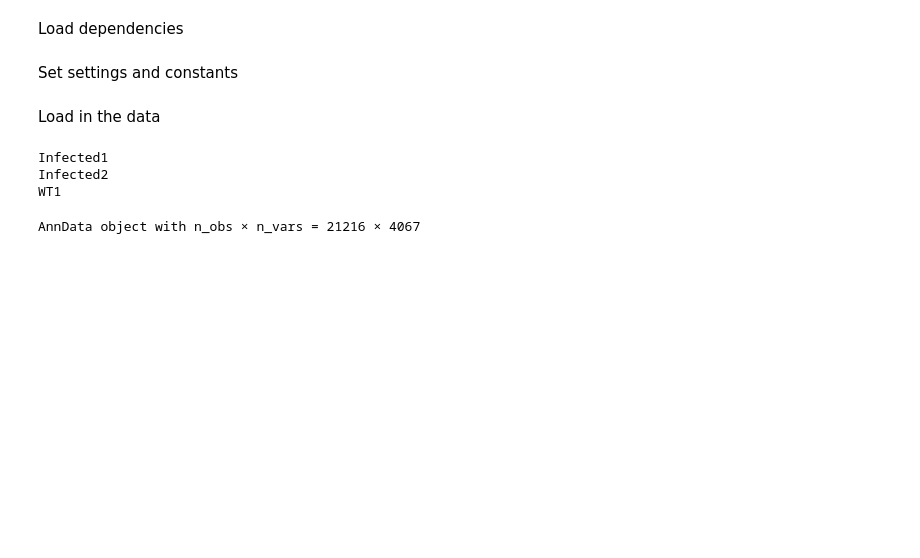
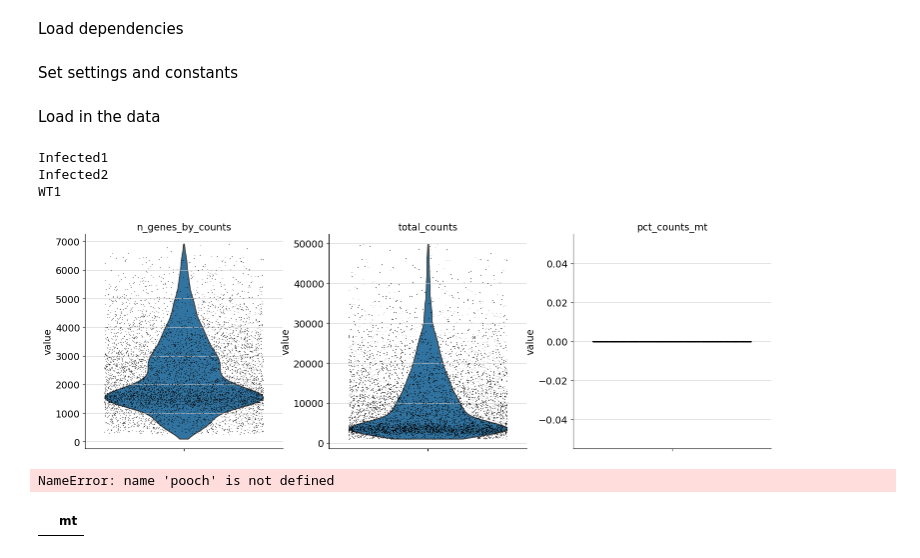
Before and after one commit to CorwinAnsley/biol5177_work, a Jupyter notebook: cw_2/cw_analysis.ipynb, the cells around one changed output. Saved outputs shown, nothing was run; the diff lists cells and outputs as text; code cells hidden in the pictures; blank space fills up the shorter version.

```diff
--- a/cw_2/cw_analysis.ipynb
+++ b/cw_2/cw_analysis.ipynb
@@ -13,23 +14,43 @@ SAMPLES = ['Infected1','Infected2','WT1']
 Load in the data
 # %%
 # Returns an AnnData object which
-def load_count_data_csv(data_dir, samples, counts_matrix = 'counts_matrix.csv'):
+def load_count_data_csv(data_dir, samples, counts_matrix = 'counts_matrix.csv', metadata = 'metadata.csv'):
     adata_dict = {}
     for sample_id in samples:
         print(sample_id)
         filepath = f'{data_dir}/{sample_id}/{counts_matrix}'
-        sample_adata = sc.read_csv(filepath)
-        sample_adata.var_names_make_unique()
-        adata_dict[sample_id] = sample_adata
+        a_filepath = f'{DATA_DIR}/WT1/{metadata}'
+        counts_adata = sc.read(filepath)
+        counts_adata = counts_adata.transpose()
+        counts_adata.var_names_make_unique()
 
-    return adata_dict
+        #anno = pd.read_csv(a_filepath)
+        #counts_adata.obs['nCount_RNA'] = anno['nCount_RNA']
+        #counts_adata.obs['nFeature_RNA'] = anno['nFeature_RNA']
+        #sample_adata.obs_names_make_unique()
+        adata_dict[sample_id] = counts_adata
 
-adata_dict = load_count_data_csv(DATA_DIR, SAMPLES)
+    adata = ad.concat(adata_dict, label="sample")
+    #adata.obs_names_make_unique()
+
+    return adata
+
+    #return adata_dict
+
+adata = load_count_data_csv(DATA_DIR, SAMPLES)
 # %% [output]
 Infected1
 Infected2
 WT1
 # %%
-print(adata_dict['WT1'])
+adata.var["mt"] = adata.var_names.str.startswith("MT-")
+sc.pp.calculate_qc_metrics(adata,qc_vars=["mt"], inplace=True, log1p=True)
-# %% [output]
-AnnData object with n_obs × n_vars = 21216 × 4067
+# %%
+sc.pl.violin(
+    adata,
+    ["n_genes_by_counts", "total_counts", "pct_counts_mt"],
+    jitter=0.4,
+    multi_panel=True,
+)
+# %% [output]
+[figure, added]
@@ -35,0 +59,39 @@ AnnData object with n_obs × n_vars = 21216 × 4067
+# %%
+EXAMPLE_DATA = pooch.create(
+    path=pooch.os_cache("scverse_tutorials"),
+    base_url="doi:10.6084/m9.figshare.22716739.v1/",
+)
+EXAMPLE_DATA.load_registry_from_doi()
+
+samples = {
+    "s1d1": "s1d1_filtered_feature_bc_matrix.h5",
+    "s1d3": "s1d3_filtered_feature_bc_matrix.h5",
+}
+adatas = {}
+
+for sample_id, filename in samples.items():
+    path = EXAMPLE_DATA.fetch(filename)
+    sample_adata = sc.read_10x_h5(path)
+    sample_adata.var_names_make_unique()
+    adatas[sample_id] = sample_adata
+
+adata = ad.concat(adatas, label="sample")
+adata.obs_names_make_unique()
+print(adata.obs["sample"].value_counts())
+adata
+# %% [output]
+NameError: name 'pooch' is not defined
+# %%
+
+#print(adata.obs["sample"].value_counts())
+#print(adata)
+#print(adata.var['mt'])
+#pbmc = sc.datasets.pbmc3k()
+#print(pbmc)
+#print(pbmc.var)
+#adata_1.obs
+adata.var
+#pbmc.var["mt"] = pbmc.var_names.str.startswith("MT-")
+#pbmc.var
+# %% [output]
+|  | mt |
```
Also changed, not shown: parts of 3 cells of this notebook.
